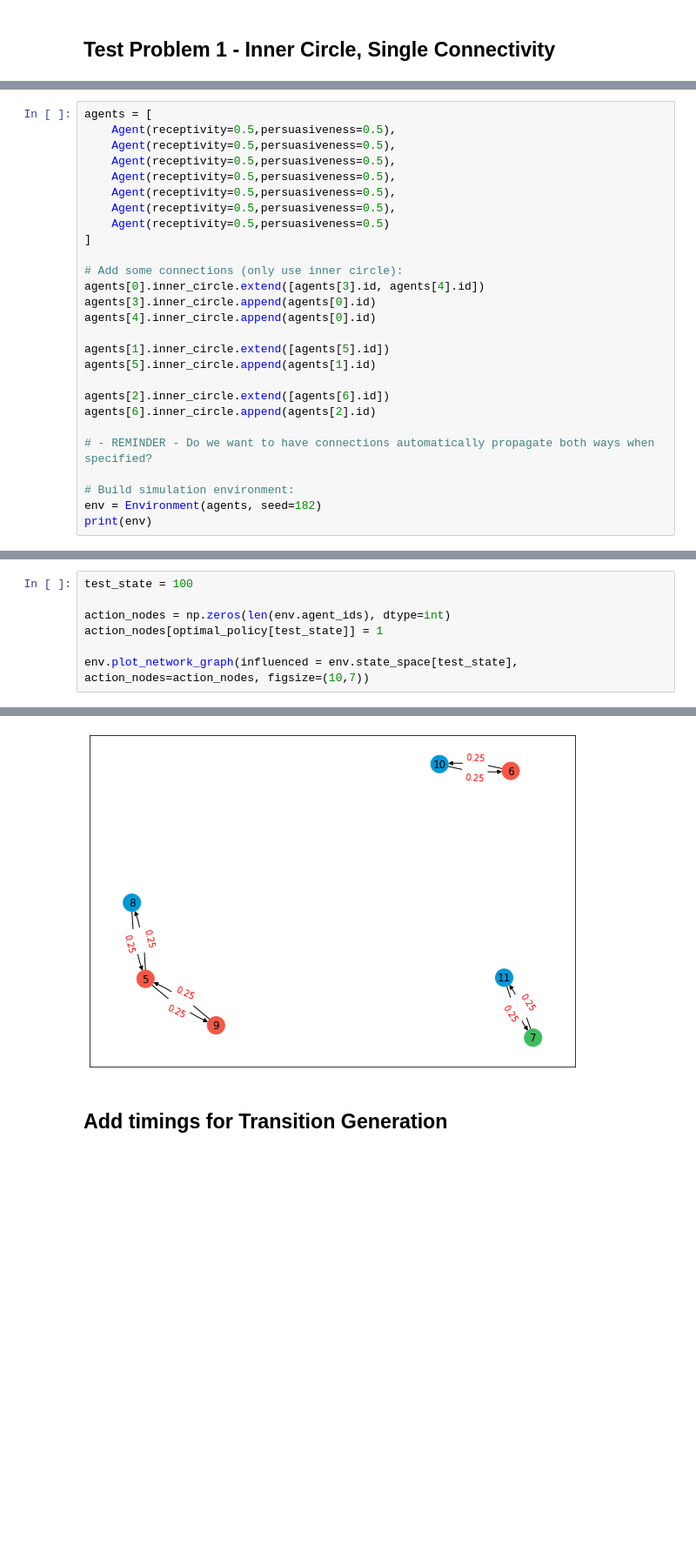
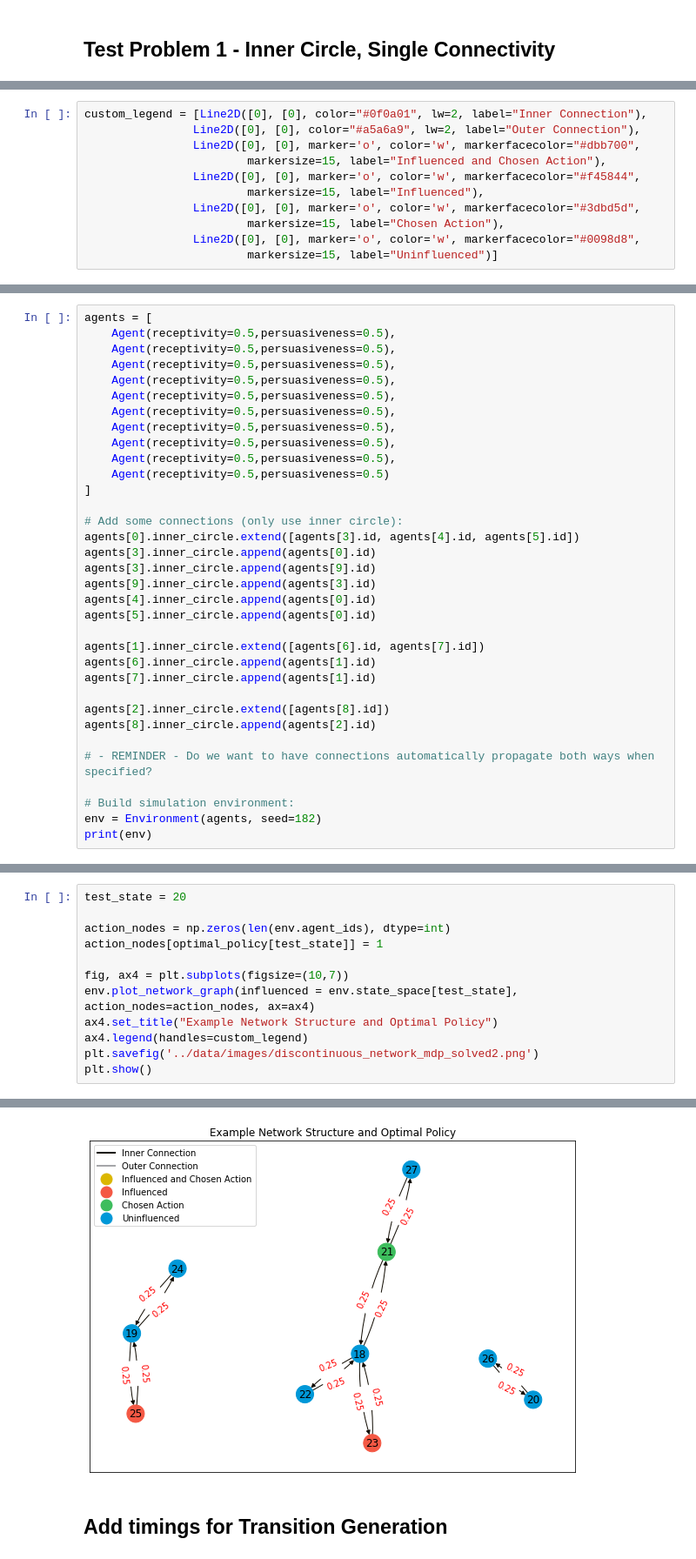
Before and after one commit to gpestre/CS182-final-project, a Jupyter notebook: notebooks/mdp_example.ipynb, the cells around one changed output, grey strips where cells are left out. Shown at 87% size. Cells and saved outputs as stored; diff of their text form; blank space fills up the shorter version.

Commit message:
Fixed a bug in the exhaustive_fast transition function calculation where floating point error was causing it to fail an assertion
Added more detailed graphs and examples to the MDP problem

```diff
--- a/notebooks/mdp_example.ipynb
+++ b/notebooks/mdp_example.ipynb
@@ -68,0 +154,11 @@ array([1, 1, 0, 0, 3, 0, 0, 0, 4, 0, 0, 0, 4, 0, 0, 0, 3, 2, 2, 2, 3, 3,
+# %%
+custom_legend = [Line2D([0], [0], color="#0f0a01", lw=2, label="Inner Connection"),
+                Line2D([0], [0], color="#a5a6a9", lw=2, label="Outer Connection"),
+                Line2D([0], [0], marker='o', color='w', markerfacecolor="#dbb700",
+                        markersize=15, label="Influenced and Chosen Action"),
+                Line2D([0], [0], marker='o', color='w', markerfacecolor="#f45844",
+                        markersize=15, label="Influenced"),
+                Line2D([0], [0], marker='o', color='w', markerfacecolor="#3dbd5d",
+                        markersize=15, label="Chosen Action"),
+                Line2D([0], [0], marker='o', color='w', markerfacecolor="#0098d8",
+                        markersize=15, label="Uninfluenced")]
@@ -71,5 +181,8 @@ array([1, 1, 0, 0, 3, 0, 0, 0, 4, 0, 0, 0, 4, 0, 0, 0, 3, 2, 2, 2, 3, 3,
 # %%
 agents = [
+    Agent(receptivity=0.5,persuasiveness=0.5),
+    Agent(receptivity=0.5,persuasiveness=0.5),
+    Agent(receptivity=0.5,persuasiveness=0.5),
     Agent(receptivity=0.5,persuasiveness=0.5),
     Agent(receptivity=0.5,persuasiveness=0.5),
     Agent(receptivity=0.5,persuasiveness=0.5),
@@ -80,15 +193,19 @@ agents = [
 ]
 
 # Add some connections (only use inner circle):
-agents[0].inner_circle.extend([agents[3].id, agents[4].id])
+agents[0].inner_circle.extend([agents[3].id, agents[4].id, agents[5].id])
 agents[3].inner_circle.append(agents[0].id)
+agents[3].inner_circle.append(agents[9].id)
+agents[9].inner_circle.append(agents[3].id)
 agents[4].inner_circle.append(agents[0].id)
+agents[5].inner_circle.append(agents[0].id)
 
-agents[1].inner_circle.extend([agents[5].id])
-agents[5].inner_circle.append(agents[1].id)
+agents[1].inner_circle.extend([agents[6].id, agents[7].id])
+agents[6].inner_circle.append(agents[1].id)
+agents[7].inner_circle.append(agents[1].id)
 
-agents[2].inner_circle.extend([agents[6].id])
-agents[6].inner_circle.append(agents[2].id)
+agents[2].inner_circle.extend([agents[8].id])
+agents[8].inner_circle.append(agents[2].id)
 
 # - REMINDER - Do we want to have connections automatically propagate both ways when specified?
 
@@ -119,8 +240,13 @@ optimal_policy = policy_iteration(env, initial_policy, values, rewards, gamma =
 # %%
-test_state = 100
+test_state = 20
 
 action_nodes = np.zeros(len(env.agent_ids), dtype=int)
 action_nodes[optimal_policy[test_state]] = 1
 
-env.plot_network_graph(influenced = env.state_space[test_state], action_nodes=action_nodes, figsize=(10,7))
+fig, ax4 = plt.subplots(figsize=(10,7))
+env.plot_network_graph(influenced = env.state_space[test_state], action_nodes=action_nodes, ax=ax4)
+ax4.set_title("Example Network Structure and Optimal Policy")
+ax4.legend(handles=custom_legend)
+plt.savefig('../data/images/discontinuous_network_mdp_solved2.png')
+plt.show()
 # %% [output]
@@ -128,3 +253,3 @@ env.plot_network_graph(influenced = env.state_space[test_state], action_nodes=ac
-[figure, old version]
+[figure, new version]
 # %% [markdown]
 ## Add timings for Transition Generation
```
Also changed, not shown: parts of 19 cells of this notebook, 1 other file.
